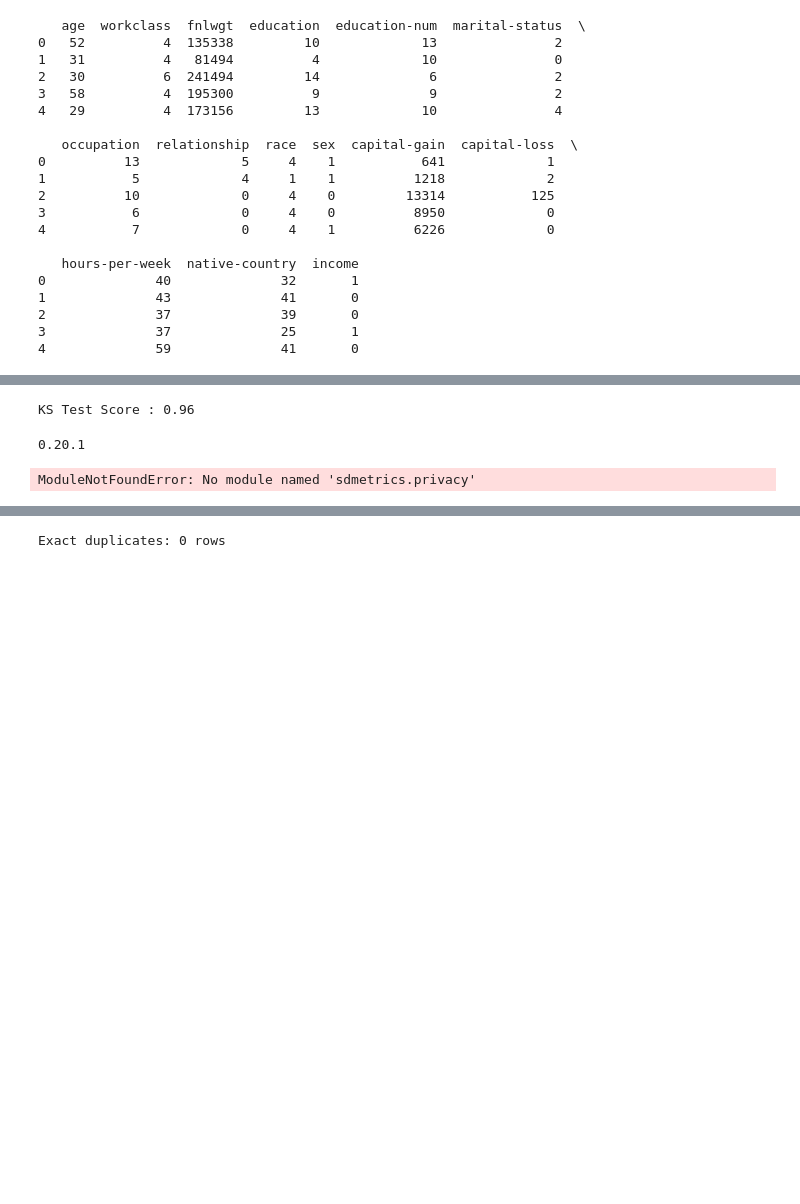
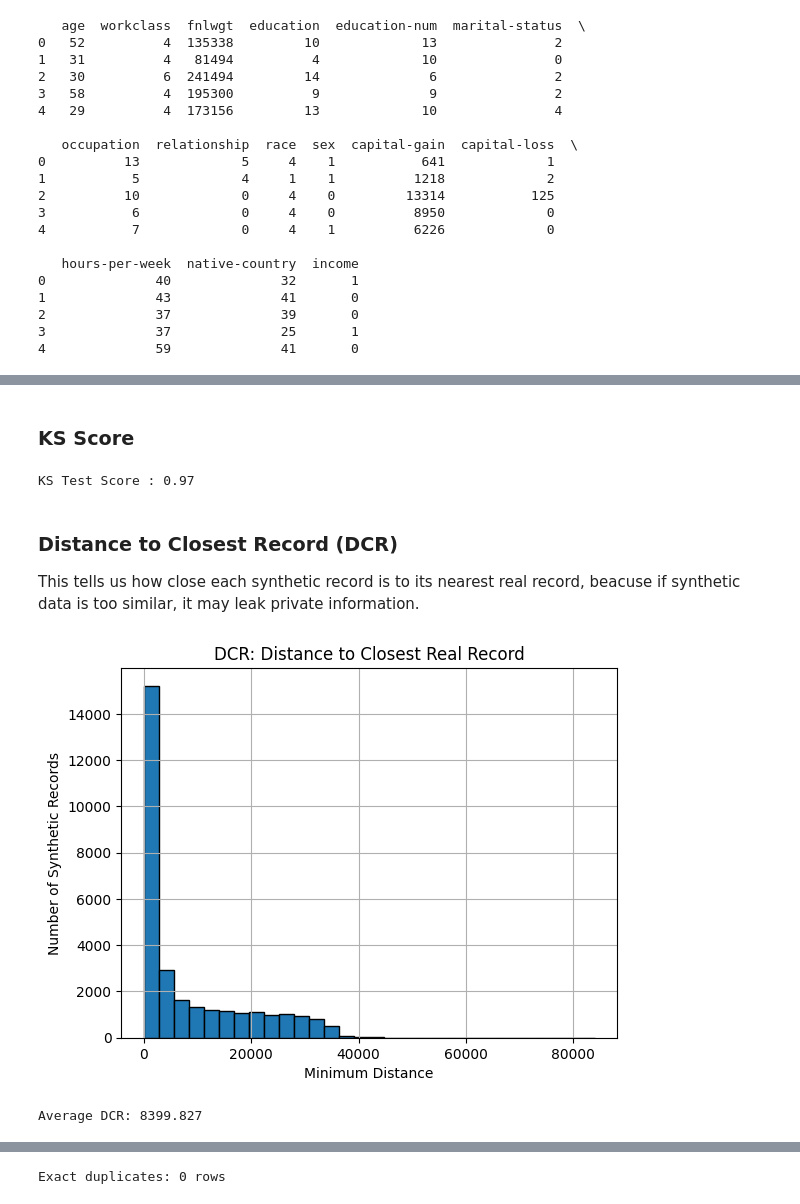
Before and after one commit to zakarias00/synth_tabular_data_gen, a Jupyter notebook: datasec_sync_datagen.ipynb, the cells around one changed output, grey strips where cells are left out. Drawn from its saved outputs; the diff is of its cells as text; code cells hidden in the pictures; blank space fills up the shorter version.

```diff
--- a/datasec_sync_datagen.ipynb
+++ b/datasec_sync_datagen.ipynb
@@ -266,28 +374,38 @@ Requirement already satisfied: six>=1.5 in /usr/local/lib/python3.11/dist-packag
+# %% [markdown]
+### KS Score
 # %%
-from sdmetrics.single_column import KSComplement
-
-# Compare distributions for a numerical column (e.g., 'age')
+# Compare distributions for a numerical column 'age'
 ks_score = KSComplement.compute(
-    df['age'],
+    df_proc['age'],
     synthetic_data['age']
 )
 print(f"KS Test Score : {ks_score:.2f}")
 # %% [output]
-KS Test Score : 0.96
+KS Test Score : 0.97
-# %%
-import sdmetrics
-print(sdmetrics.__version__)
-# %% [output]
-0.20.1
-# %%
-from sdmetrics.privacy import NewRowSynthesis
-
-# 3. Compute privacy score (lower = better privacy)
-privacy_score = NewRowSynthesis.compute(
-    real_data=df,  # Your original DataFrame
-    synthetic_data=synthetic_data  # Generated data
-)
-
-print(f"Privacy Risk Score (0-1, lower is better): {privacy_score:.2f}")
-# %% [output]
-ModuleNotFoundError: No module named 'sdmetrics.privacy'
+# %% [markdown]
+### Distance to Closest Record (DCR)
+
+This tells us how close each synthetic record is to its nearest real record, beacuse if synthetic data is too similar, it may leak private information.
+# %%
+from sklearn.metrics import pairwise_distances
+
+# Ensure both datasets are numeric
+real_numeric = df_proc.select_dtypes(include='number')
+synthetic_numeric = synthetic_data.select_dtypes(include='number')
+
+# Compute pairwise distances and get the minimum for each synthetic record
+distances = pairwise_distances(synthetic_numeric, real_numeric)
+min_distances = distances.min(axis=1)
+
+# Plot distribution
+plt.hist(min_distances, bins=30, edgecolor='k')
+plt.title("DCR: Distance to Closest Real Record")
+plt.xlabel("Minimum Distance")
+plt.ylabel("Number of Synthetic Records")
+plt.grid(True)
+plt.show()
+
+print(f"Average DCR: {min_distances.mean():.3f}")
+# %% [output]
+[figure, added]
+Average DCR: 8399.827
```
Also changed, not shown: parts of 46 cells of this notebook.
